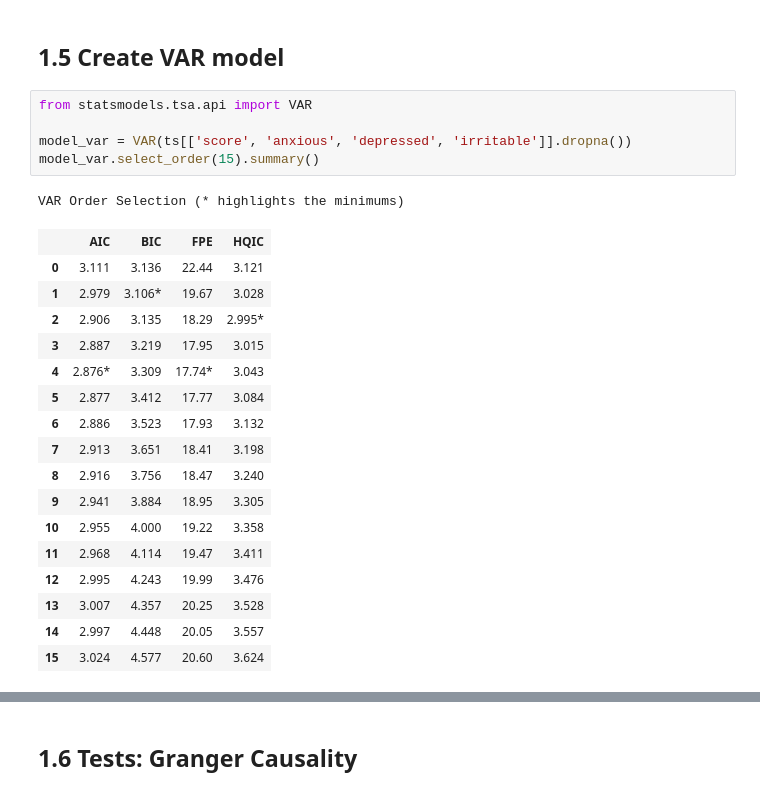
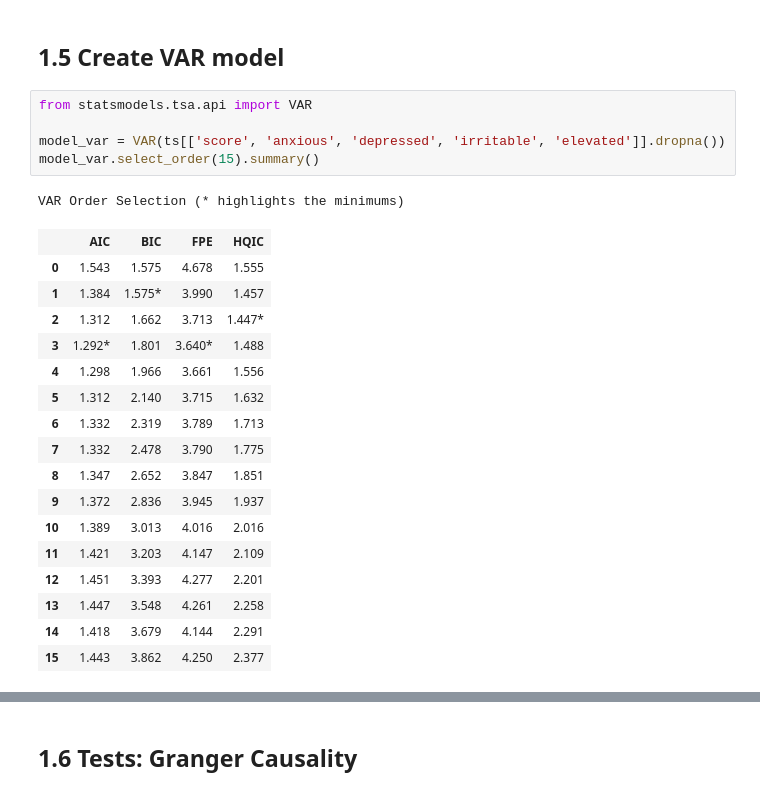
Before and after one commit to brozena/oura_mood_VAR, a Jupyter notebook: notebooks/project.ipynb, the cells around one changed output, grey strips where cells are left out. Cells and saved outputs as stored; diff of their text form.

```diff
--- a/notebooks/project.ipynb
+++ b/notebooks/project.ipynb
@@ -306,24 +306,24 @@ plt.tight_layout()
 # %%
 from statsmodels.tsa.api import VAR
 
-model_var = VAR(ts[['score', 'anxious', 'depressed', 'irritable']].dropna())
+model_var = VAR(ts[['score', 'anxious', 'depressed', 'irritable', 'elevated']].dropna())
 model_var.select_order(15).summary()
 # %% [output]
 VAR Order Selection (* highlights the minimums)
 |  | AIC | BIC | FPE | HQIC |
-| 0 | 3.111 | 3.136 | 22.44 | 3.121 |
-| 1 | 2.979 | 3.106* | 19.67 | 3.028 |
-| 2 | 2.906 | 3.135 | 18.29 | 2.995* |
-| 3 | 2.887 | 3.219 | 17.95 | 3.015 |
-| 4 | 2.876* | 3.309 | 17.74* | 3.043 |
-| 5 | 2.877 | 3.412 | 17.77 | 3.084 |
-| 6 | 2.886 | 3.523 | 17.93 | 3.132 |
-| 7 | 2.913 | 3.651 | 18.41 | 3.198 |
-| 8 | 2.916 | 3.756 | 18.47 | 3.240 |
-| 9 | 2.941 | 3.884 | 18.95 | 3.305 |
-| 10 | 2.955 | 4.000 | 19.22 | 3.358 |
-| 11 | 2.968 | 4.114 | 19.47 | 3.411 |
-| 12 | 2.995 | 4.243 | 19.99 | 3.476 |
-| 13 | 3.007 | 4.357 | 20.25 | 3.528 |
-| 14 | 2.997 | 4.448 | 20.05 | 3.557 |
-| 15 | 3.024 | 4.577 | 20.60 | 3.624 |
+| 0 | 1.543 | 1.575 | 4.678 | 1.555 |
+| 1 | 1.384 | 1.575* | 3.990 | 1.457 |
+| 2 | 1.312 | 1.662 | 3.713 | 1.447* |
+| 3 | 1.292* | 1.801 | 3.640* | 1.488 |
+| 4 | 1.298 | 1.966 | 3.661 | 1.556 |
+| 5 | 1.312 | 2.140 | 3.715 | 1.632 |
+| 6 | 1.332 | 2.319 | 3.789 | 1.713 |
+| 7 | 1.332 | 2.478 | 3.790 | 1.775 |
+| 8 | 1.347 | 2.652 | 3.847 | 1.851 |
+| 9 | 1.372 | 2.836 | 3.945 | 1.937 |
+| 10 | 1.389 | 3.013 | 4.016 | 2.016 |
+| 11 | 1.421 | 3.203 | 4.147 | 2.109 |
+| 12 | 1.451 | 3.393 | 4.277 | 2.201 |
+| 13 | 1.447 | 3.548 | 4.261 | 2.258 |
+| 14 | 1.418 | 3.679 | 4.144 | 2.291 |
+| 15 | 1.443 | 3.862 | 4.250 | 2.377 |
```
Also changed, not shown: parts of 5 cells of this notebook.
